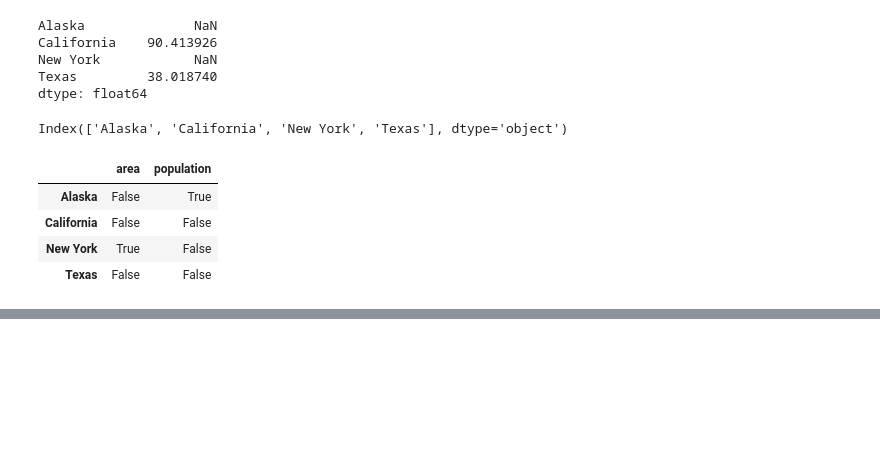
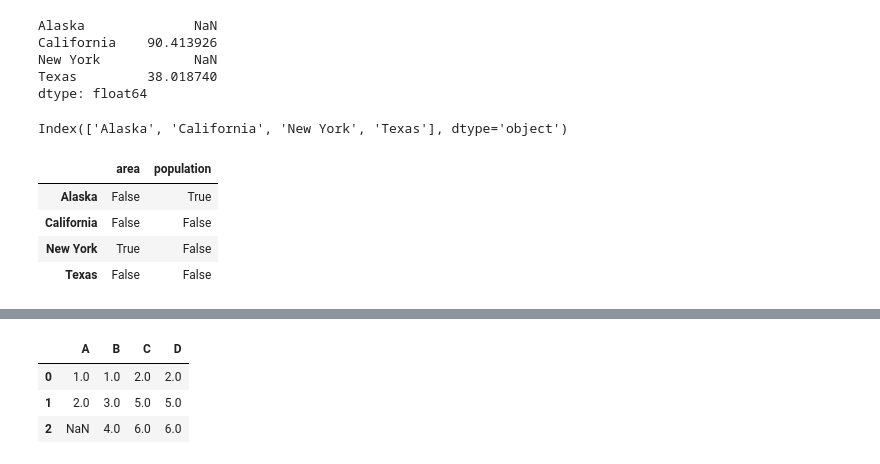
Before and after one commit to wolfdale229/100daysofmlcodes, a Jupyter notebook: machine_learning_2/Pandas.ipynb, the cells around one changed output, grey strips where cells are left out. Drawn from its saved outputs; the diff is of its cells as text; code cells hidden in the pictures; blank space fills up the shorter version.

```diff
--- a/machine_learning_2/Pandas.ipynb
+++ b/machine_learning_2/Pandas.ipynb
@@ -427,0 +564,7 @@ pd.DataFrame({'area':area, 'population':population}).isnull()
+# %%
+df.fillna(method='ffill', axis=1)
+# %% [output]
+|  | A | B | C | D |
+| 0 | 1.0 | 1.0 | 2.0 | 2.0 |
+| 1 | 2.0 | 3.0 | 5.0 | 5.0 |
+| 2 | NaN | 4.0 | 6.0 | 6.0 |
```
Also changed, not shown: parts of 29 cells of this notebook, 1 other file.
